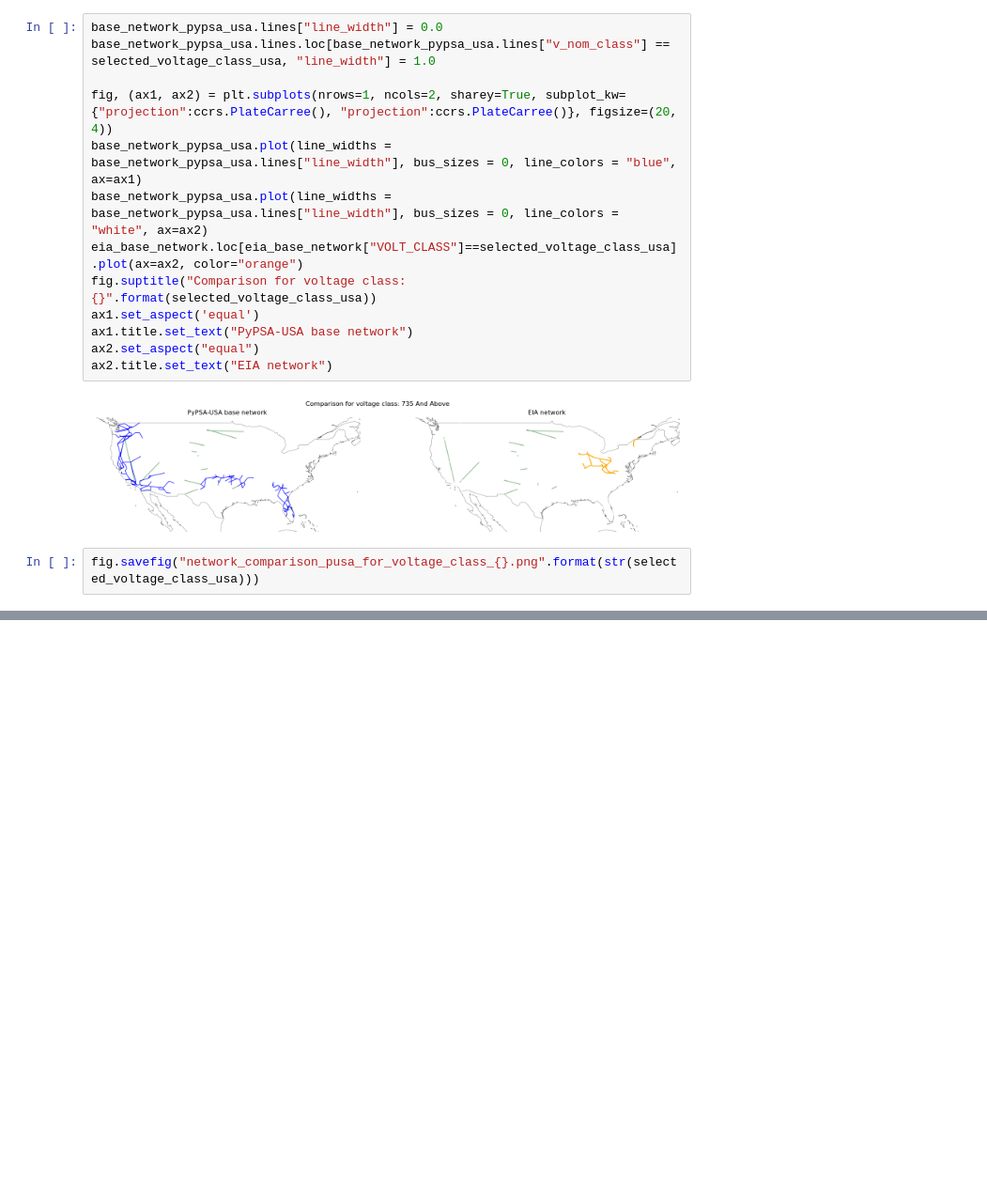
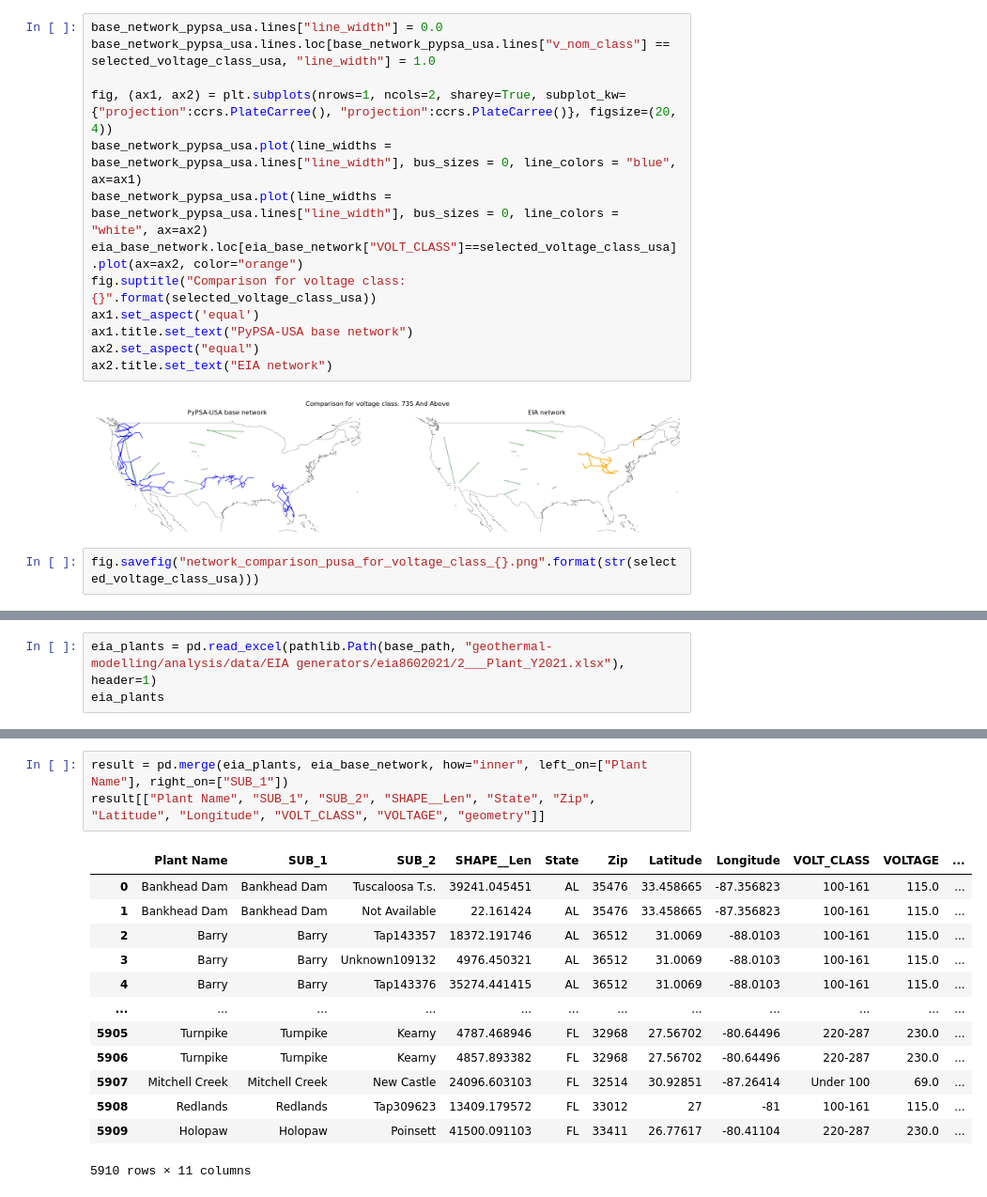
Before and after one commit to open-energy-transition/geothermal-modelling, a Jupyter notebook: analysis/notebooks/network_comparison.ipynb, the cells around one changed output, grey strips where cells are left out. Shown: that part at 94% size. Saved outputs shown, nothing was run; the diff lists cells and outputs as text; blank space fills up the shorter version.

```diff
--- a/analysis/notebooks/network_comparison.ipynb
+++ b/analysis/notebooks/network_comparison.ipynb
@@ -299,0 +303,3 @@ fig.savefig("network_comparison_pusa_for_voltage_class_{}.png".format(str(select
+# %%
+eia_plants = pd.read_excel(pathlib.Path(base_path, "geothermal-modelling/analysis/data/EIA generators/eia8602021/2___Plant_Y2021.xlsx"), header=1)
+eia_plants
@@ -299,0 +331,17 @@ fig.savefig("network_comparison_pusa_for_voltage_class_{}.png".format(str(select
+# %%
+result = pd.merge(eia_plants, eia_base_network, how="inner", left_on=["Plant Name"], right_on=["SUB_1"])
+result[["Plant Name", "SUB_1", "SUB_2", "SHAPE__Len", "State", "Zip", "Latitude", "Longitude", "VOLT_CLASS", "VOLTAGE", "geometry"]]
+# %% [output]
+|  | Plant Name | SUB_1 | SUB_2 | SHAPE__Len | State | Zip | Latitude | Longitude | VOLT_CLASS | VOLTAGE | ... |
+| 0 | Bankhead Dam | Bankhead Dam | Tuscaloosa T.s. | 39241.045451 | AL | 35476 | 33.458665 | -87.356823 | 100-161 | 115.0 | ... |
+| 1 | Bankhead Dam | Bankhead Dam | Not Available | 22.161424 | AL | 35476 | 33.458665 | -87.356823 | 100-161 | 115.0 | ... |
+| 2 | Barry | Barry | Tap143357 | 18372.191746 | AL | 36512 | 31.0069 | -88.0103 | 100-161 | 115.0 | ... |
+| 3 | Barry | Barry | Unknown109132 | 4976.450321 | AL | 36512 | 31.0069 | -88.0103 | 100-161 | 115.0 | ... |
+| 4 | Barry | Barry | Tap143376 | 35274.441415 | AL | 36512 | 31.0069 | -88.0103 | 100-161 | 115.0 | ... |
+| ... | ... | ... | ... | ... | ... | ... | ... | ... | ... | ... | ... |
+| 5905 | Turnpike | Turnpike | Kearny | 4787.468946 | FL | 32968 | 27.56702 | -80.64496 | 220-287 | 230.0 | ... |
+| 5906 | Turnpike | Turnpike | Kearny | 4857.893382 | FL | 32968 | 27.56702 | -80.64496 | 220-287 | 230.0 | ... |
+| 5907 | Mitchell Creek | Mitchell Creek | New Castle | 24096.603103 | FL | 32514 | 30.92851 | -87.26414 | Under 100 | 69.0 | ... |
+| 5908 | Redlands | Redlands | Tap309623 | 13409.179572 | FL | 33012 | 27 | -81 | 100-161 | 115.0 | ... |
+| 5909 | Holopaw | Holopaw | Poinsett | 41500.091103 | FL | 33411 | 26.77617 | -80.41104 | 220-287 | 230.0 | ... |
+5910 rows × 11 columns
```
Also changed, not shown: parts of 6 cells of this notebook.
